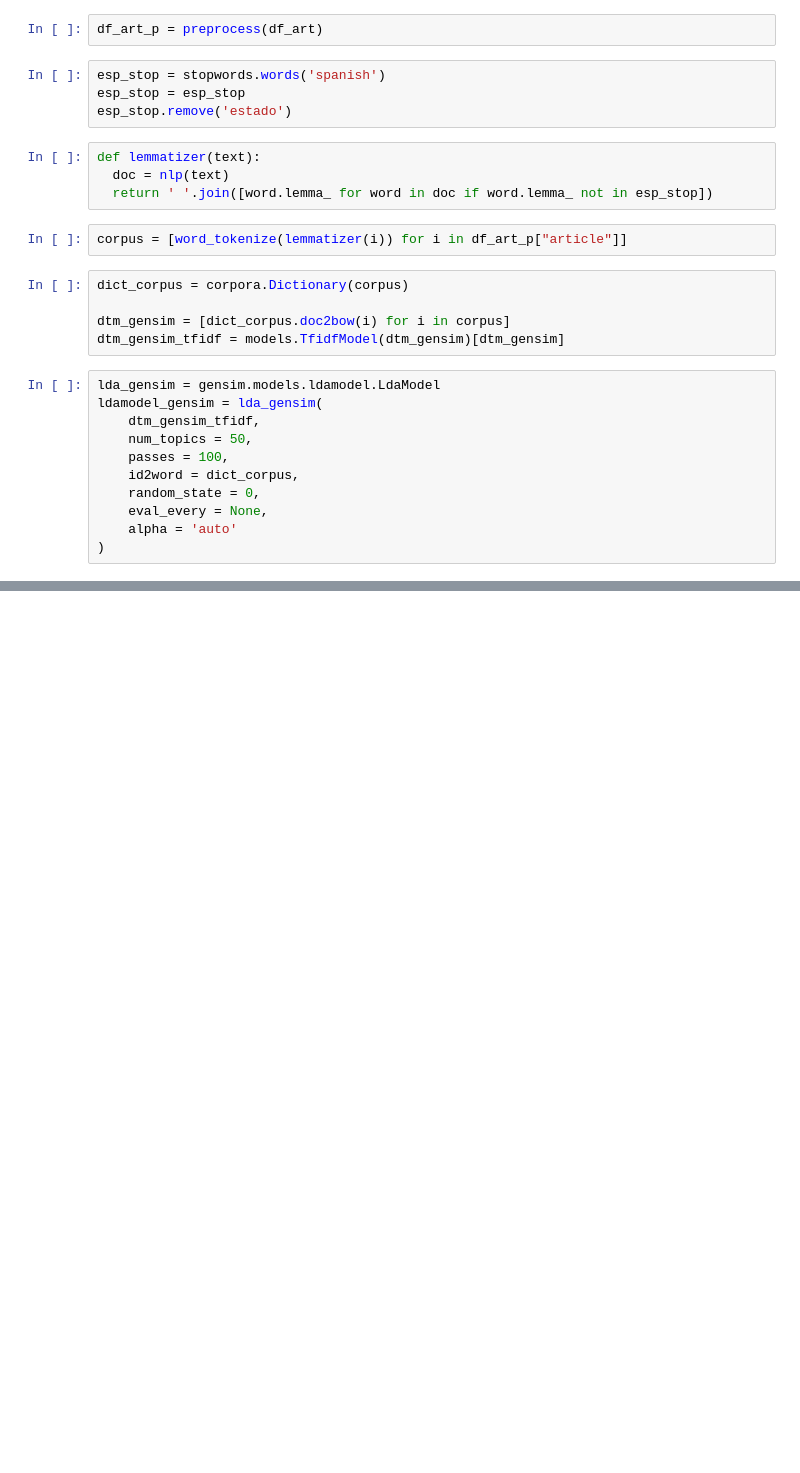
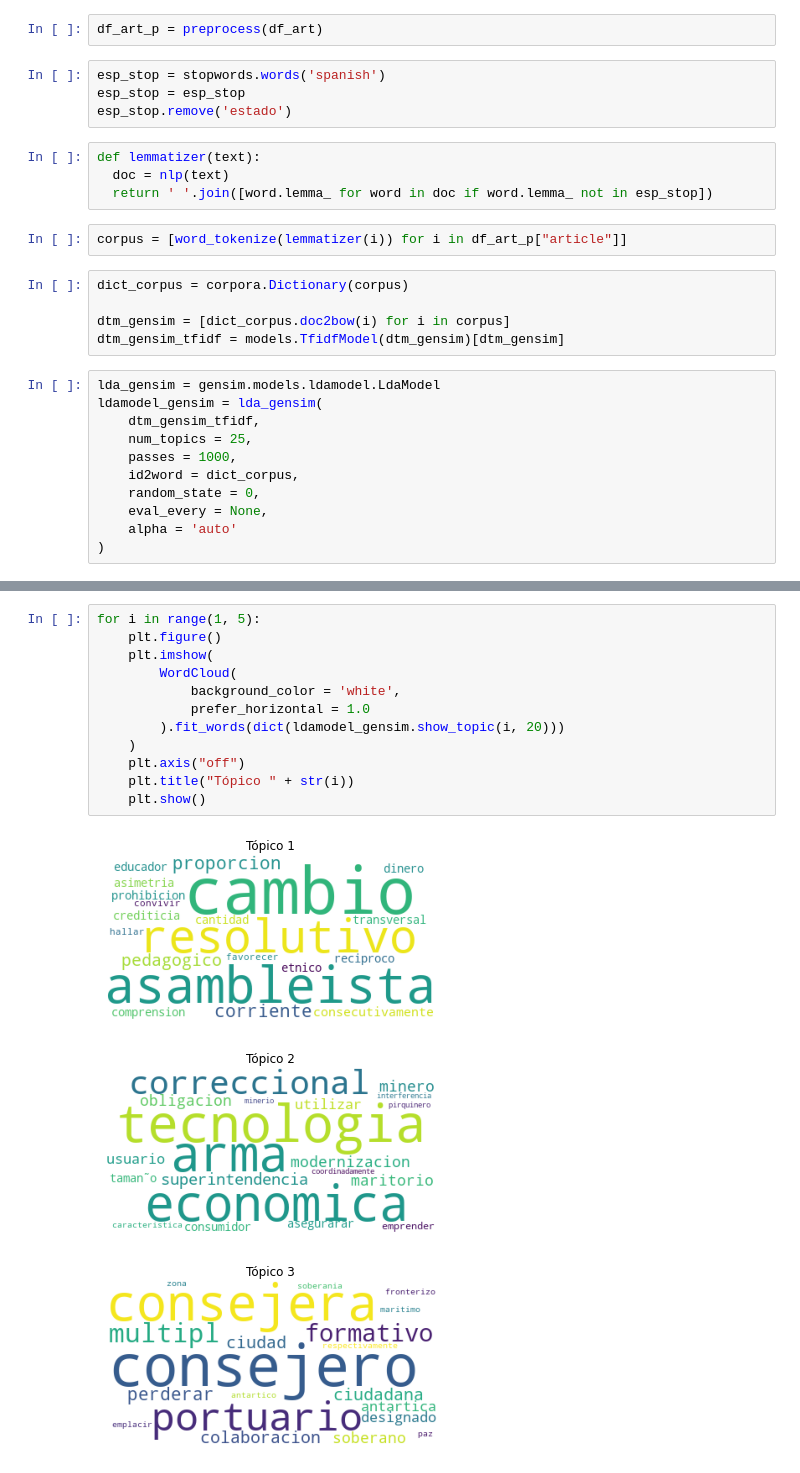
Before and after one commit to napb/PLN_Final, a Jupyter notebook: Final.ipynb, the cells around one changed output, grey strips where cells are left out. Cells and saved outputs as stored; diff of their text form; blank space fills up the shorter version.

```diff
--- a/Final.ipynb
+++ b/Final.ipynb
@@ -59,8 +62,8 @@ dtm_gensim_tfidf = models.TfidfModel(dtm_gensim)[dtm_gensim]
 lda_gensim = gensim.models.ldamodel.LdaModel
 ldamodel_gensim = lda_gensim(
     dtm_gensim_tfidf,
-    num_topics = 50,
-    passes = 100,
+    num_topics = 25,
+    passes = 1000,
     id2word = dict_corpus,
     random_state = 0,
     eval_every = None,
@@ -131,0 +140,16 @@ Name: topic1, Length: 3448, dtype: float32
+# %%
+for i in range(1, 5):
+    plt.figure()
+    plt.imshow(
+        WordCloud(
+            background_color = 'white',
+            prefer_horizontal = 1.0
+        ).fit_words(dict(ldamodel_gensim.show_topic(i, 20)))
+    )
+    plt.axis("off")
+    plt.title("Tópico " + str(i))
+    plt.show()
+# %% [output]
+[figure, added]
+[figure, added]
+[figure, added]
```
Also changed, not shown: parts of 7 cells of this notebook.
